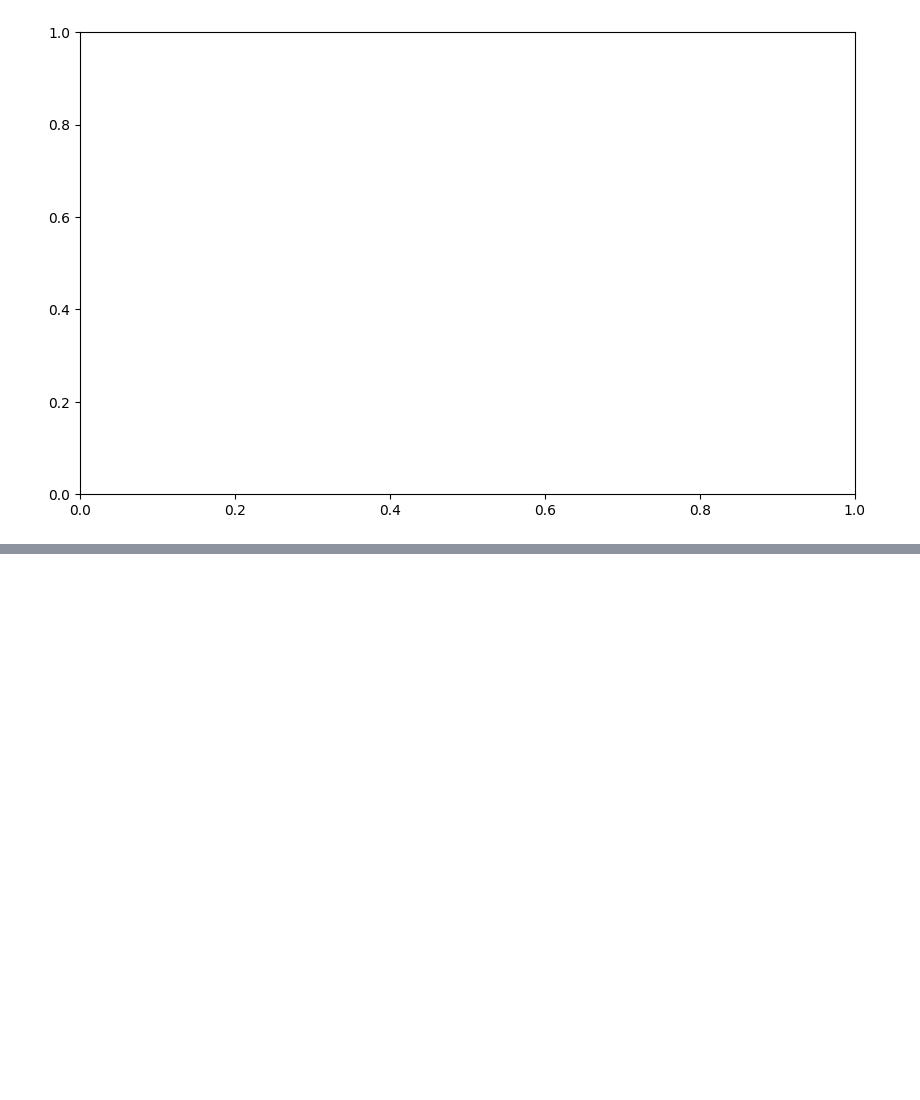
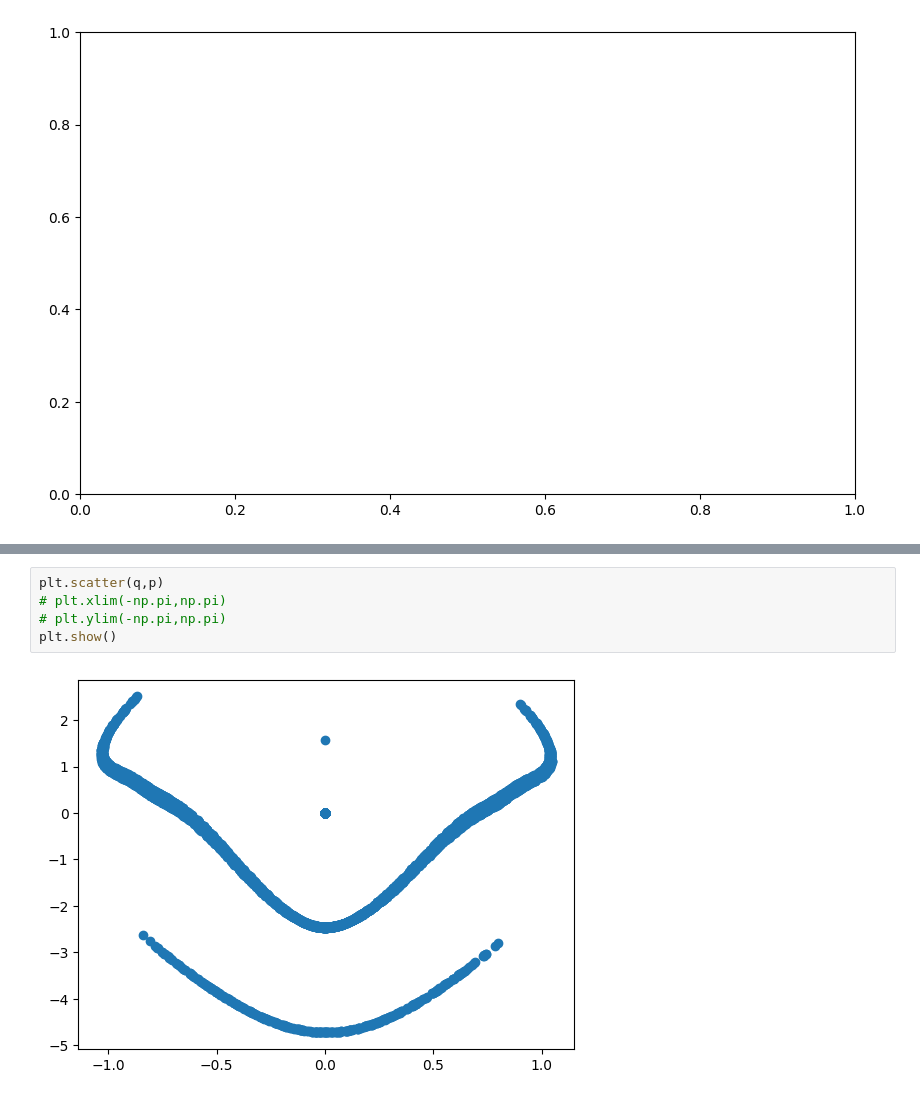
Before and after one commit to Koefferchen/Pendulum_Group_Project, a Jupyter notebook: Zemiro/RK4_single_pendulum (2).ipynb, the cells around one changed output, grey strips where cells are left out. Saved outputs shown, nothing was run; the diff lists cells and outputs as text; blank space fills up the shorter version.

```diff
--- a/Zemiro/RK4_single_pendulum (2).ipynb
+++ b/Zemiro/RK4_single_pendulum (2).ipynb
@@ -549,0 +569,7 @@ plt.show()
+# %%
+plt.scatter(q,p)
+# plt.xlim(-np.pi,np.pi)
+# plt.ylim(-np.pi,np.pi)
+plt.show()
+# %% [output]
+[figure, added]
```
Also changed, not shown: parts of 4 cells of this notebook.
